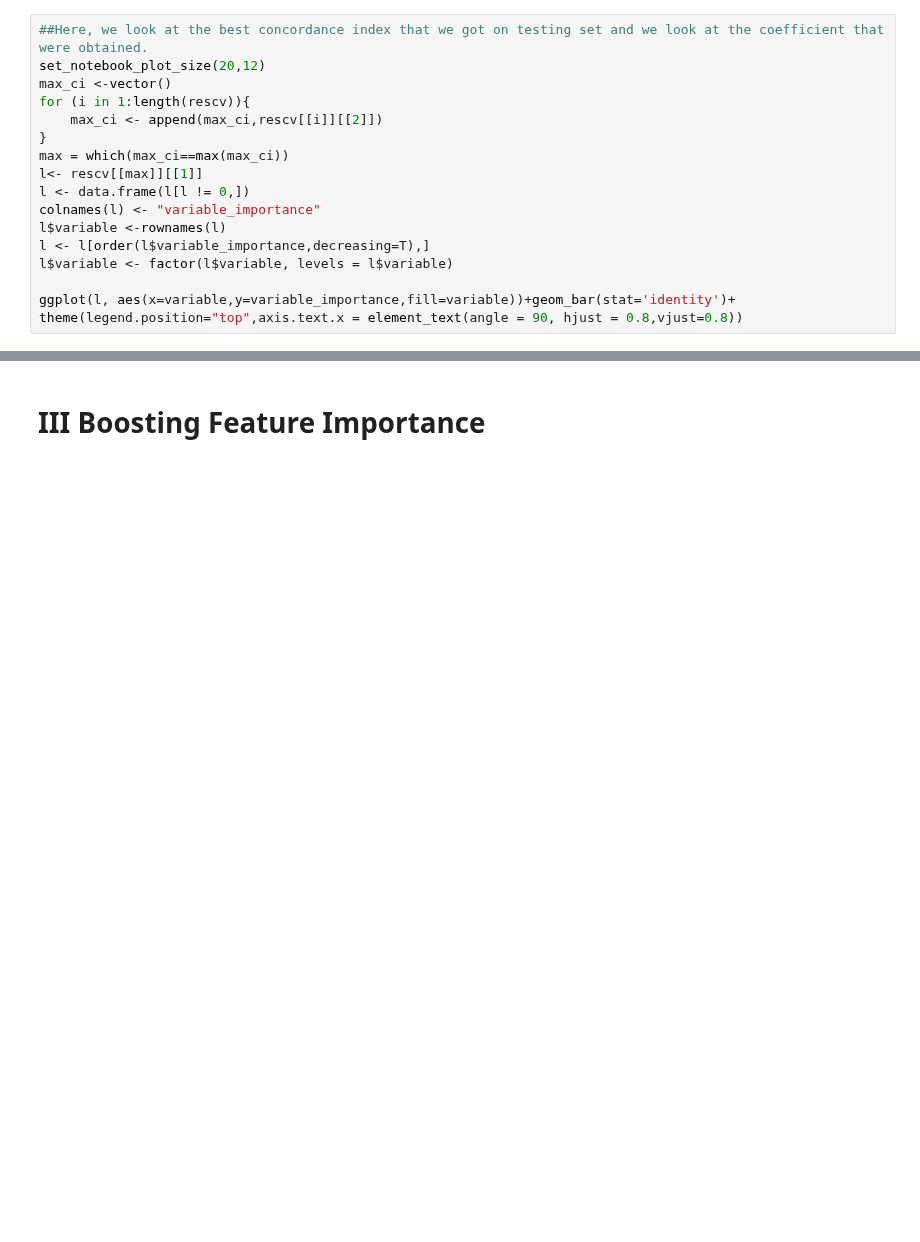
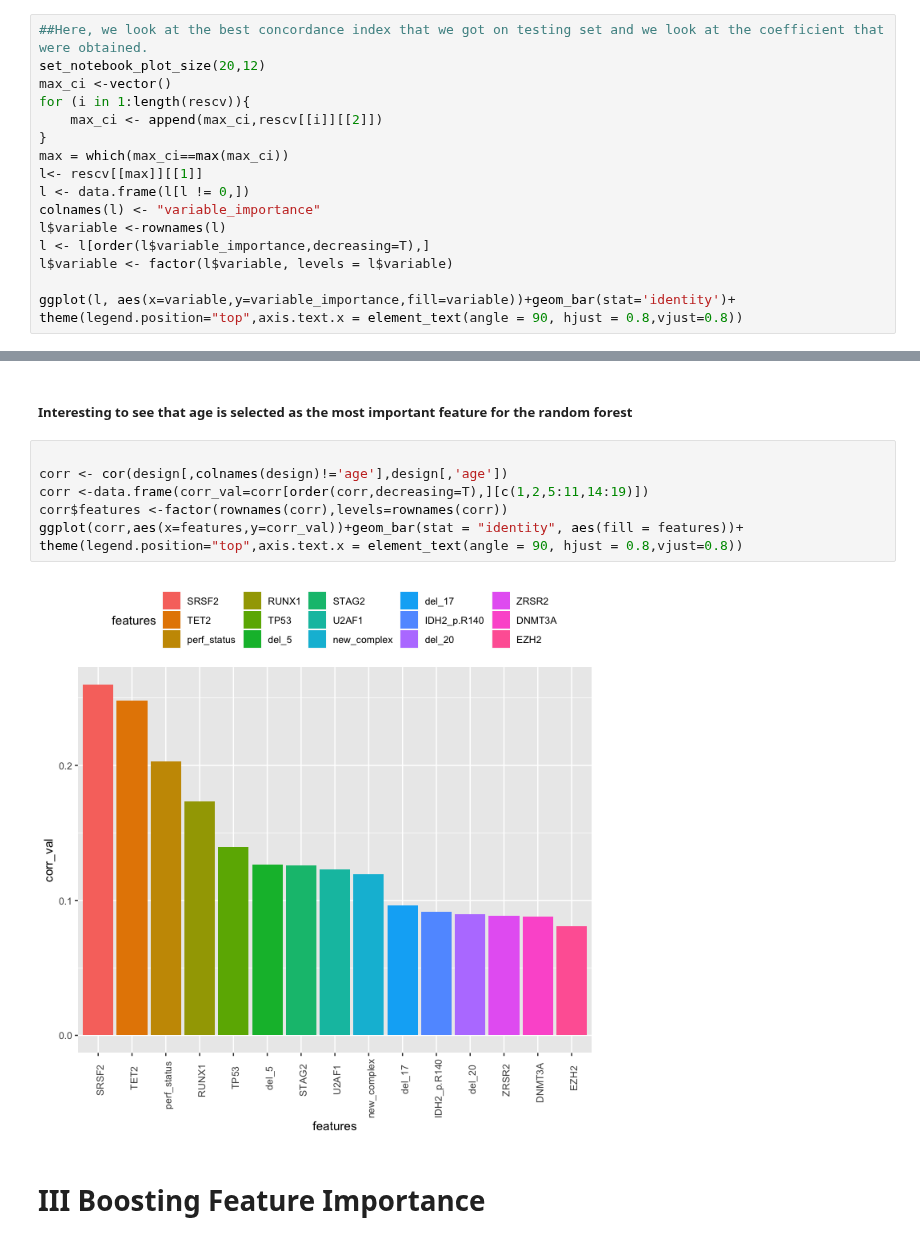
Before and after one commit to reyear/AML_Analysis, a Jupyter notebook: analysis/prognosis/InitialPrognosis/Prognosis_Analysis.ipynb, the cells around one changed output, grey strips where cells are left out. Cells and saved outputs as stored; diff of their text form; blank space fills up the shorter version.

```diff
--- a/analysis/prognosis/InitialPrognosis/Prognosis_Analysis.ipynb
+++ b/analysis/prognosis/InitialPrognosis/Prognosis_Analysis.ipynb
@@ -410,3 +330,14 @@ theme(legend.position="top",axis.text.x = element_text(angle = 90, hjust = 0.8,v
+# %% [markdown]
+##### Interesting to see that age is selected as the most important feature for the random forest
+# %%
+
+corr <- cor(design[,colnames(design)!='age'],design[,'age'])
+corr <-data.frame(corr_val=corr[order(corr,decreasing=T),][c(1,2,5:11,14:19)])
+corr$features <-factor(rownames(corr),levels=rownames(corr))
+ggplot(corr,aes(x=features,y=corr_val))+geom_bar(stat = "identity", aes(fill = features))+
+theme(legend.position="top",axis.text.x = element_text(angle = 90, hjust = 0.8,vjust=0.8))
+# %% [output]
+[figure, added]
 # %% [markdown]
 # III Boosting Feature Importance
 # %%
```
Also changed, not shown: parts of 19 cells of this notebook, 36 other files.
